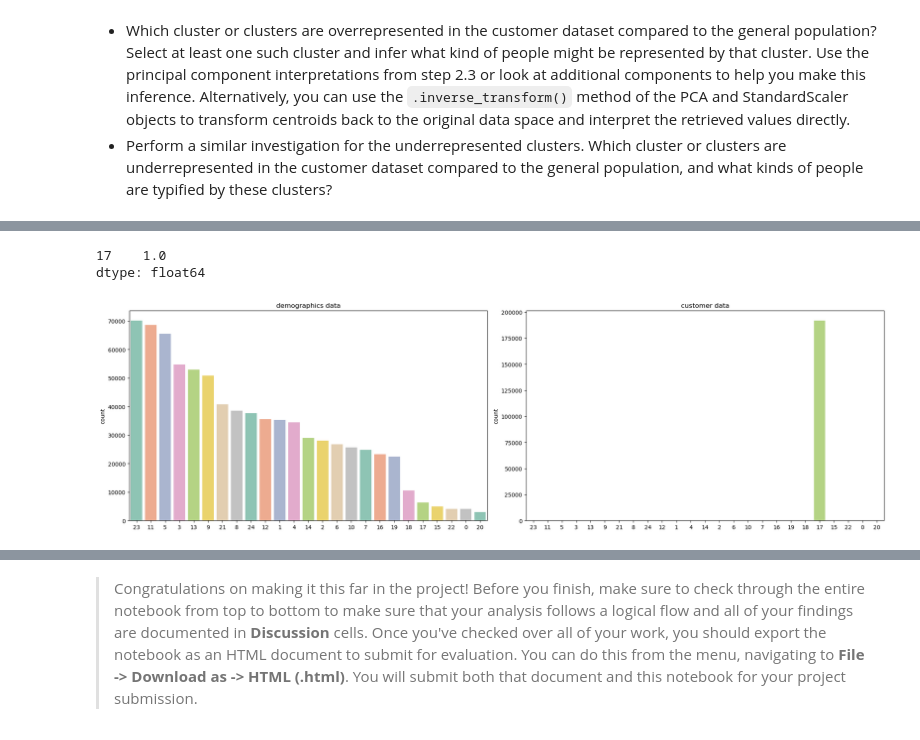
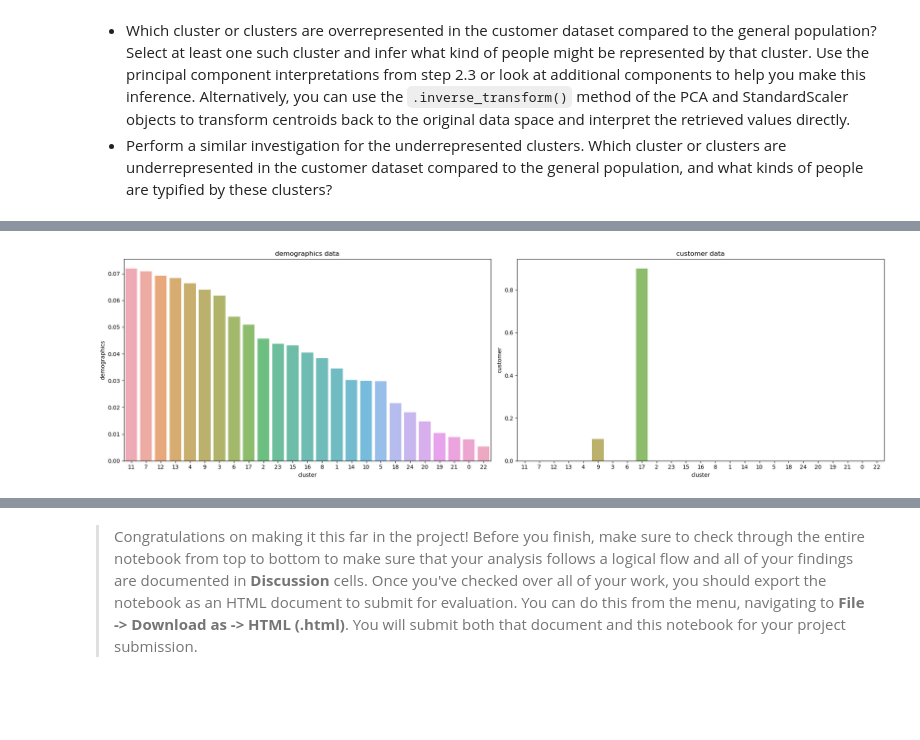
Before and after one commit to dorottyawinter/identify_customer_segments, a Jupyter notebook: Identify_Customer_Segments.ipynb, the cells around one changed output, grey strips where cells are left out. Cells and saved outputs as stored; diff of their text form; code cells hidden in the pictures; blank space fills up the shorter version.

Commit message:
fix: replace count with percentage when comparing cluster predictions

```diff
--- a/Identify_Customer_Segments.ipynb
+++ b/Identify_Customer_Segments.ipynb
@@ -1234,9 +1227,7 @@ handle 6 multi-level categorical features
 # %%
 # na handling
 
-customer_cols = customers.columns
+customers_ext = imputer.transform(X=customers_ext)
 
-customers = imputer.transform(X=customers)
-
-customers = pd.DataFrame(customers)
-customers.columns = customer_cols
+customers_ext = pd.DataFrame(customers_ext)
+customers_ext.columns = data_cols
@@ -1303,22 +1262,24 @@ dtype: float64
-# %%
-cluster_prop_customer = pd.Series(cluster_predictions_customers).value_counts().sort_values(ascending=False) / len(cluster_predictions_customers)
-cluster_prop_customer
-# %% [output]
-17    1.0
-dtype: float64
+# %%
+cluster_prop = pd.concat(
+    [pd.Series(cluster_predictions).value_counts() / len(cluster_predictions),
+     pd.Series(cluster_predictions_customers).value_counts() / len(cluster_predictions_customers)],
+    axis=1
+    ).fillna(0)
+cluster_prop.columns = ['demographics', 'customer']
+cluster_prop['cluster'] = cluster_prop.index
 # %%
 # Compare the proportion of data in each cluster for the customer data to the proportion of data in each cluster for the general population.
 
 fig, axs = plt.subplots(nrows=1, ncols=2, figsize=(20, 6))
 
-sns.countplot(ax=axs[0], x=cluster_predictions, order=cluster_prop_demographics.index, alpha=0.8, palette=sns.color_palette('Set2'))
+sns.barplot(ax=axs[0], data=cluster_prop, x='cluster', y='demographics', order=cluster_prop.index,  alpha=0.8)
 axs[0].set_title('demographics data')
-sns.countplot(ax=axs[1], x=cluster_predictions_customers, order=cluster_prop_demographics.index, alpha=0.8, palette=sns.color_palette('Set2'))
+sns.barplot(ax=axs[1], data=cluster_prop, x='cluster', y='customer', order=cluster_prop.index, alpha=0.8)
 axs[1].set_title('customer data')
 
 fig.tight_layout()
 # %% [output]
-[figure, old version]
+[figure, new version]
 # %%
 # What kinds of people are part of a cluster that is overrepresented in the customer data compared to the general population?
 
```
Also changed, not shown: parts of 16 cells of this notebook.
